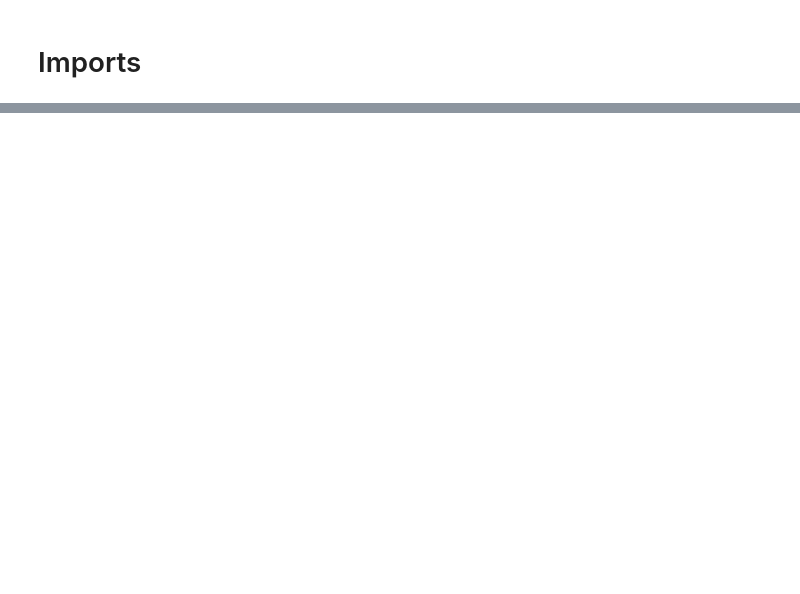
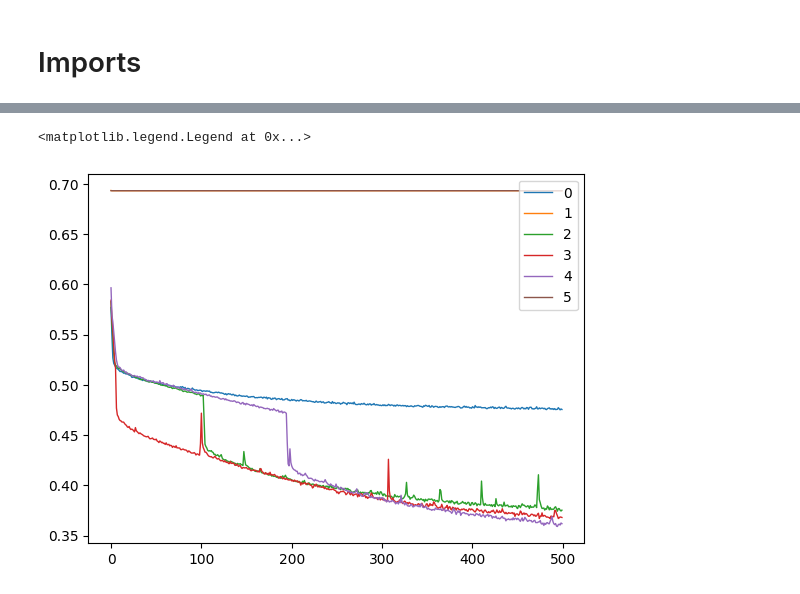
Before and after one commit to ling-ii/sda-model, a Jupyter notebook: model.ipynb, the cells around one changed output, grey strips where cells are left out. Drawn from its saved outputs; the diff is of its cells as text; code cells hidden in the pictures; blank space fills up the shorter version.

```diff
--- a/model.ipynb
+++ b/model.ipynb
@@ -277,9 +2,0 @@ import matplotlib.pyplot as plt
-# %%
-ds.choose_set('test', 'qtn')
-test_subset = ds.subset.cpu()
-
-for i in range(6):
-    print(f"{torch.max(test_subset[i]) = }")
-
-plt.boxplot(test_subset, labels=[f"{i}" for i in range(6)])
-plt.show()
@@ -293,0 +108,10 @@ torch.max(test_subset[i]) = tensor(5.2792e+10)
+# %%
+n = 6
+dat = [np.fromfile(f'training/model_{i}.out') for i in range(0,n)]
+# %%
+[plt.plot(np.arange(0,500), x, linewidth=1) for x in dat]
+
+plt.legend([str(i) for i in range(0,n)], loc='upper right')
+# %% [output]
+<matplotlib.legend.Legend at 0x...>
+[figure, added]
```
Also changed, not shown: parts of 38 cells of this notebook, 7 other files.
